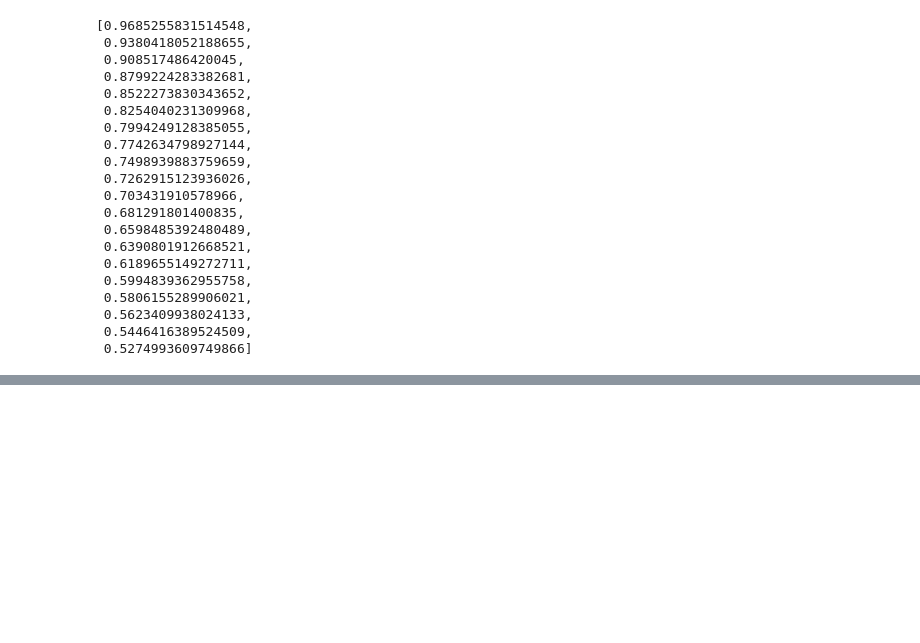
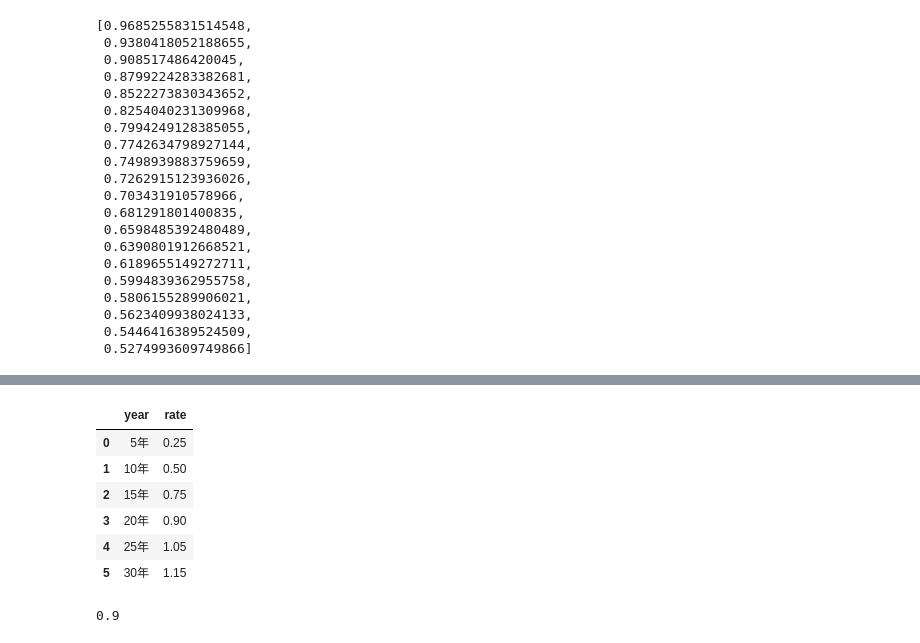
Before and after one commit to Ashihara-Y/VFMcalcProj, a Jupyter notebook: JGB_rates_for_Discount_rate_setting_test0722.ipynb, the cells around one changed output, grey strips where cells are left out. Cells and saved outputs as stored; diff of their text form; code cells hidden in the pictures; blank space fills up the shorter version.

```diff
--- a/JGB_rates_for_Discount_rate_setting_test0722.ipynb
+++ b/JGB_rates_for_Discount_rate_setting_test0722.ipynb
@@ -197,0 +302,17 @@ JGB_rate_5_30_12M.mean()
+# %%
+JRB_rates_df = pd.read_csv('JRB_rates.csv', encoding='shift_jis', header=None, names=['year', 'rate'])
+# %%
+JRB_rates_df
+# %% [output]
+|  | year | rate |
+| 0 | 5年 | 0.25 |
+| 1 | 10年 | 0.50 |
+| 2 | 15年 | 0.75 |
+| 3 | 20年 | 0.90 |
+| 4 | 25年 | 1.05 |
+| 5 | 30年 | 1.15 |
+# %%
+r2 = float(JRB_rates_df[JRB_rates_df['year']==r_idx]['rate'].iloc[0])
+r2
+# %% [output]
+0.9
```
Also changed, not shown: parts of 16 cells of this notebook, 4 other files.
